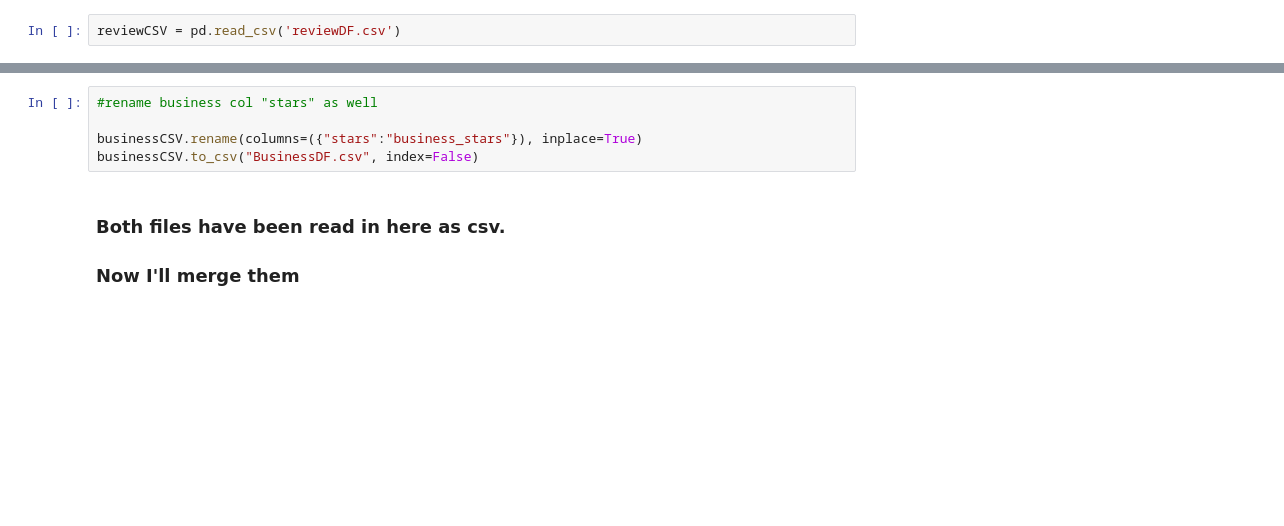
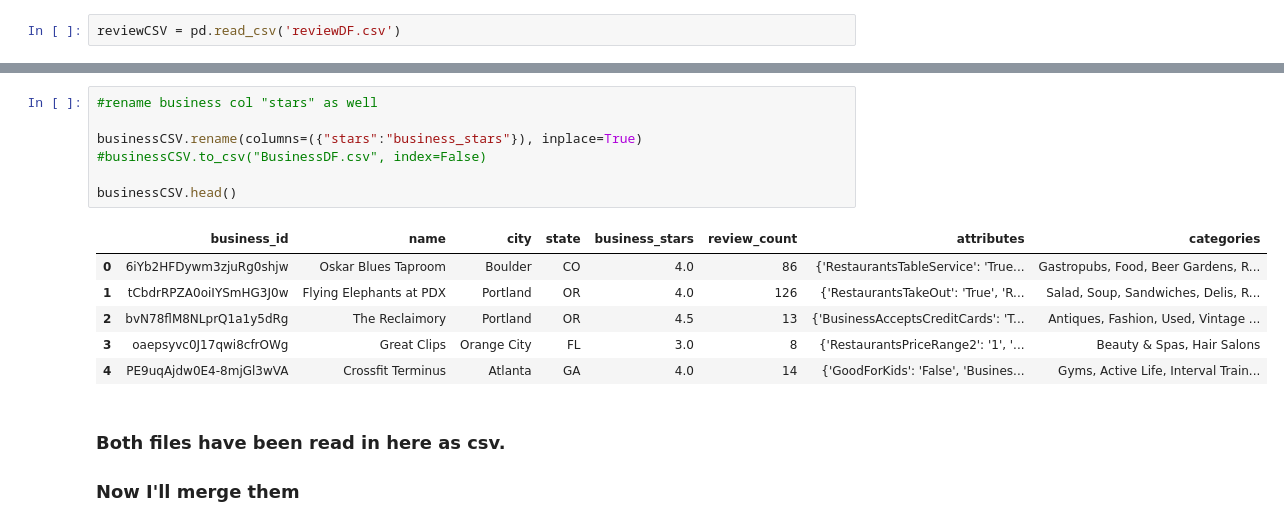
Before and after one commit to mohsen-qureshi/Capstone-Project, a Jupyter notebook: Merging both Datasets (Business DF + Reviews DF).ipynb, the cells around one changed output, grey strips where cells are left out. Drawn from its saved outputs; the diff is of its cells as text; blank space fills up the shorter version.

```diff
--- a/Merging both Datasets (Business DF + Reviews DF).ipynb
+++ b/Merging both Datasets (Business DF + Reviews DF).ipynb
@@ -27,8 +43,17 @@ reviewCSV.to_csv("ReviewDF.csv", index=False)
 # %%
 #rename business col "stars" as well
 
 businessCSV.rename(columns=({"stars":"business_stars"}), inplace=True)
-businessCSV.to_csv("BusinessDF.csv", index=False)
+#businessCSV.to_csv("BusinessDF.csv", index=False)
+
+businessCSV.head()
+# %% [output]
+|  | business_id | name | city | state | business_stars | review_count | attributes | categories |
+| 0 | 6iYb2HFDywm3zjuRg0shjw | Oskar Blues Taproom | Boulder | CO | 4.0 | 86 | {'RestaurantsTableService': 'True... | Gastropubs, Food, Beer Gardens, R... |
+| 1 | tCbdrRPZA0oiIYSmHG3J0w | Flying Elephants at PDX | Portland | OR | 4.0 | 126 | {'RestaurantsTakeOut': 'True', 'R... | Salad, Soup, Sandwiches, Delis, R... |
+| 2 | bvN78flM8NLprQ1a1y5dRg | The Reclaimory | Portland | OR | 4.5 | 13 | {'BusinessAcceptsCreditCards': 'T... | Antiques, Fashion, Used, Vintage ... |
+| 3 | oaepsyvc0J17qwi8cfrOWg | Great Clips | Orange City | FL | 3.0 | 8 | {'RestaurantsPriceRange2': '1', '... | Beauty & Spas, Hair Salons |
+| 4 | PE9uqAjdw0E4-8mjGl3wVA | Crossfit Terminus | Atlanta | GA | 4.0 | 14 | {'GoodForKids': 'False', 'Busines... | Gyms, Active Life, Interval Train... |
 # %% [markdown]
 ### Both files have been read in here as csv.
 ### Now I'll merge them
```
Also changed, not shown: parts of 7 cells of this notebook.
